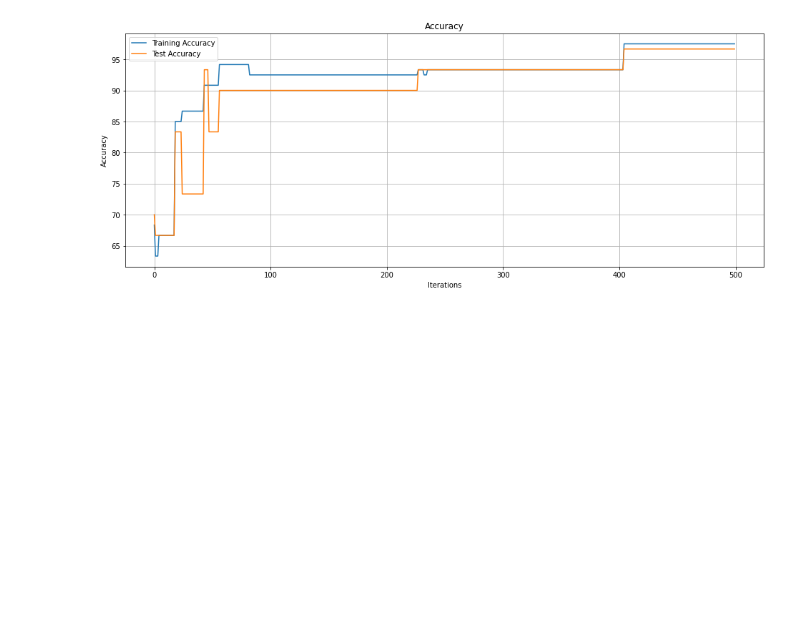
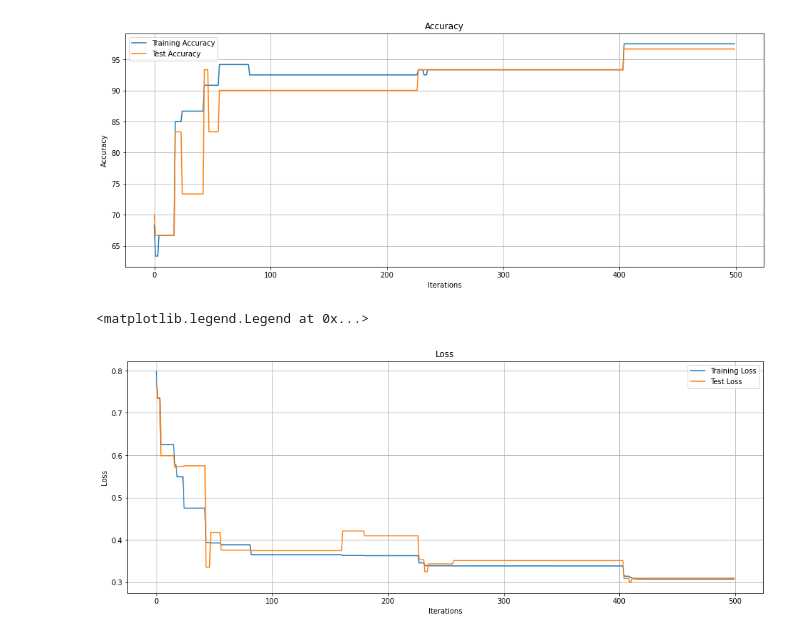
Before and after one commit to rafaelpavan95/PSO_Neural_Network, a Jupyter notebook: notebook.ipynb, the cells around one changed output. Cells and saved outputs as stored; diff of their text form; code cells hidden in the pictures; blank space fills up the shorter version.

```diff
--- a/notebook.ipynb
+++ b/notebook.ipynb
@@ -118,3 +122,15 @@ plt.legend()
 # %% [output]
 <matplotlib.legend.Legend at 0x...>
 [figure]
+# %%
+plt.figure(figsize=(16,6))
+plt.plot(results['train_loss'], label="Training Loss")
+plt.plot(results['test_loss'], label="Test Loss")
+plt.grid()
+plt.title("Loss")
+plt.xlabel("Iterations")
+plt.ylabel('Loss')
+plt.legend()
+# %% [output]
+<matplotlib.legend.Legend at 0x...>
+[figure, added]
```
Also changed, not shown: parts of 7 cells of this notebook.
